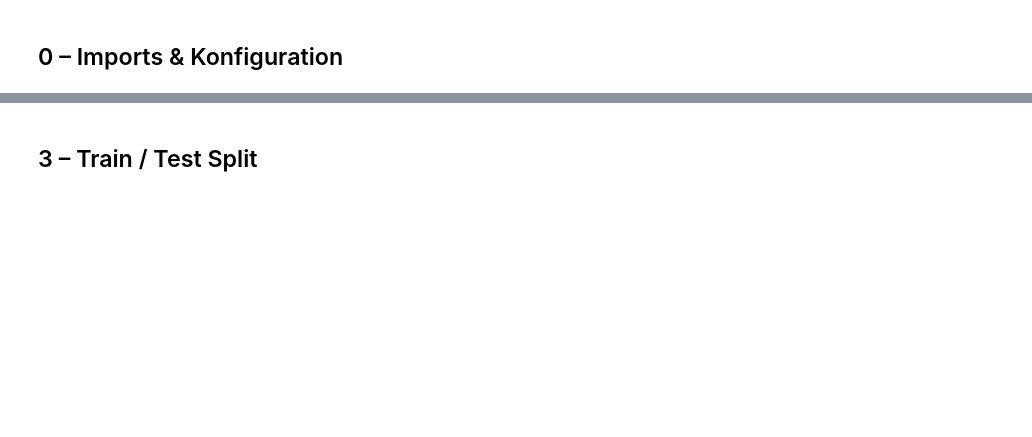
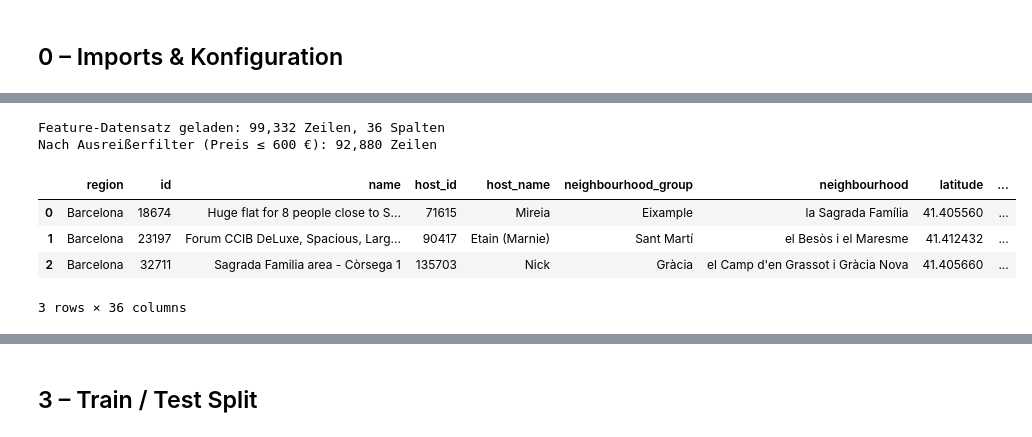
Before and after one commit to jasminscode/datascience, a Jupyter notebook: notebook_40_model_III.ipynb, the cells around one changed output, grey strips where cells are left out. Drawn from its saved outputs; the diff is of its cells as text; code cells hidden in the pictures; blank space fills up the shorter version.

```diff
--- a/notebook_40_model_III.ipynb
+++ b/notebook_40_model_III.ipynb
@@ -39,13 +39,14 @@ from sklearn.preprocessing import StandardScaler
 RANDOM_STATE = 42
 
 # ── Pfade ───────────────────────────────────────────────────────────────────
-# Passe diesen Pfad an deine GitHub-Struktur an:
-DATA_PATH   = 'listings_spanien_cleaned.csv'   # Output von Person 1
-CACHE_DIR   = 'cache/'
-OUTPUT_DIR  = 'outputs/'
+# Mareikes Feature-Engineering-Output (Notebook 30):
+FEATURES_PATH = 'cache/20_features_engineered.csv'
+CACHE_DIR     = 'cache/'
+OUTPUT_DIR    = 'outputs/'
 
 os.makedirs(CACHE_DIR,  exist_ok=True)
 os.makedirs(OUTPUT_DIR, exist_ok=True)
 
 print('Setup abgeschlossen ✓')
+print(f'Feature-Datensatz wird geladen aus: {FEATURES_PATH}')
 # %% [output]
@@ -180,0 +60,17 @@ X.head(3)
+# %%
+df_feat = pd.read_csv(FEATURES_PATH, low_memory=False)
+print(f'Feature-Datensatz geladen: {df_feat.shape[0]:,} Zeilen, {df_feat.shape[1]} Spalten')
+
+# Ausreißer entfernen (konsistent mit Mareikes Modell II, Notebook 35)
+df_feat = df_feat[df_feat['price'] <= 600].copy()
+print(f'Nach Ausreißerfilter (Preis ≤ 600 €): {len(df_feat):,} Zeilen')
+
+df_feat.head(3)
+# %% [output]
+Feature-Datensatz geladen: 99,332 Zeilen, 36 Spalten
+Nach Ausreißerfilter (Preis ≤ 600 €): 92,880 Zeilen
+|  | region | id | name | host_id | host_name | neighbourhood_group | neighbourhood | latitude | ... |
+| 0 | Barcelona | 18674 | Huge flat for 8 people close to S... | 71615 | Mireia | Eixample | la Sagrada Família | 41.405560 | ... |
+| 1 | Barcelona | 23197 | Forum CCIB DeLuxe, Spacious, Larg... | 90417 | Etain (Marnie) | Sant Martí | el Besòs i el Maresme | 41.412432 | ... |
+| 2 | Barcelona | 32711 | Sagrada Familia area - Còrsega 1 | 135703 | Nick | Gràcia | el Camp d'en Grassot i Gràcia Nova | 41.405660 | ... |
+3 rows × 36 columns
```
Also changed, not shown: parts of 20 cells of this notebook, 55 other files.
